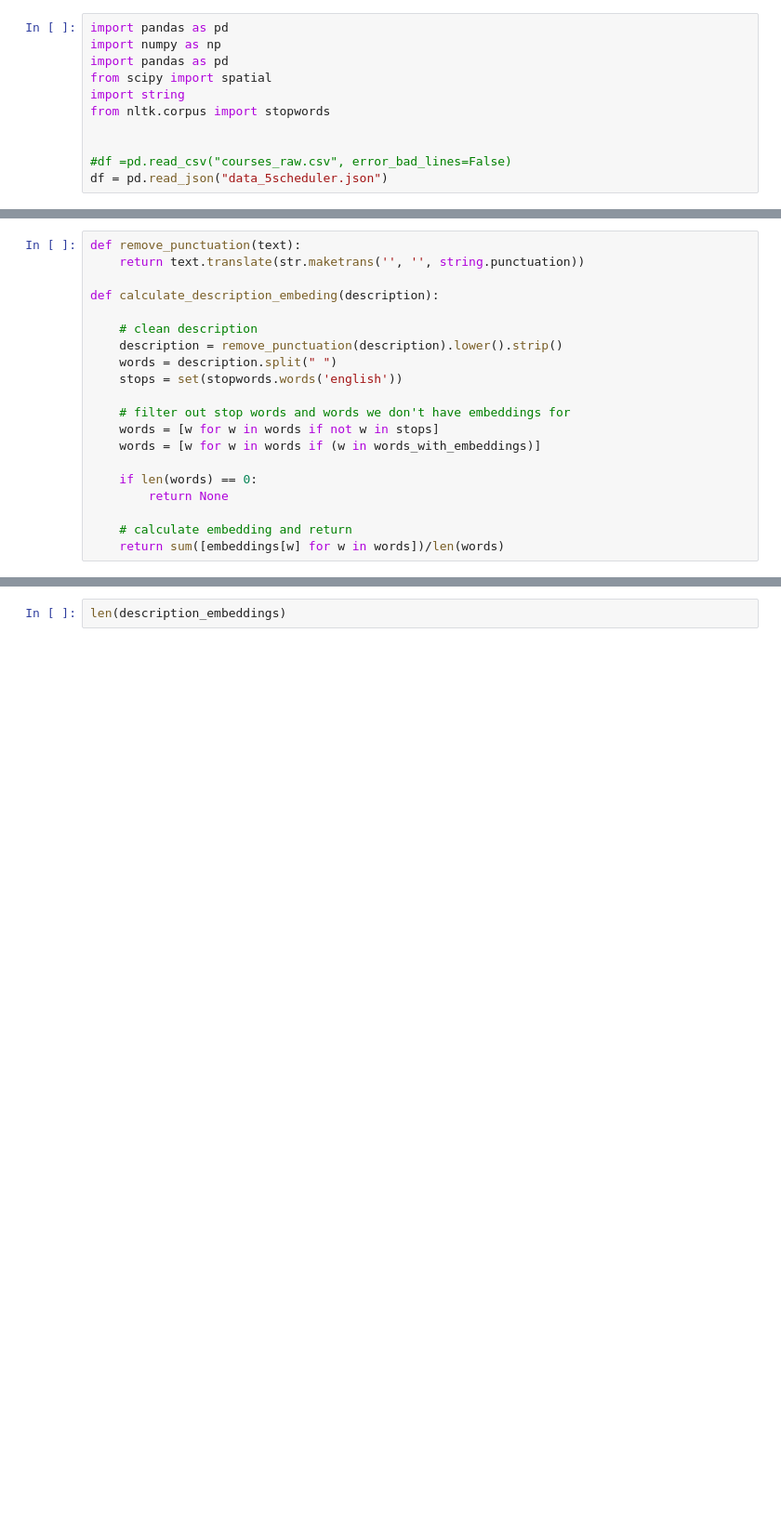
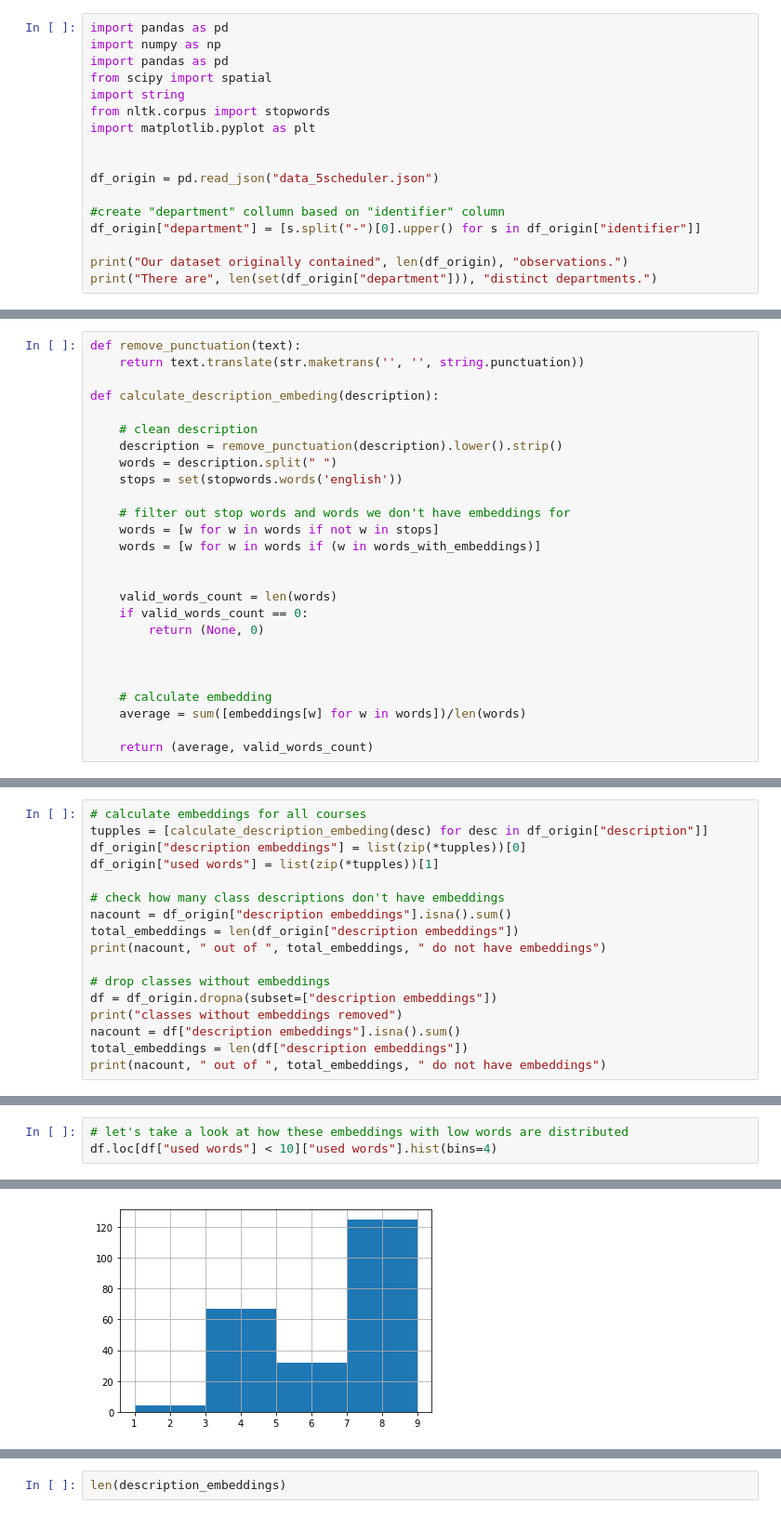
Before and after one commit to p-ai-org/p-recommender, a Jupyter notebook: data-science/GloVe (Tilo).ipynb, the cells around one changed output, grey strips where cells are left out. Shown: that part at 93% size. Drawn from its saved outputs; the diff is of its cells as text; blank space fills up the shorter version.

```diff
--- a/data-science/GloVe (Tilo).ipynb
+++ b/data-science/GloVe (Tilo).ipynb
@@ -13,7 +13,13 @@ import pandas as pd
 from scipy import spatial
 import string
 from nltk.corpus import stopwords
+import matplotlib.pyplot as plt
 
 
-#df =pd.read_csv("courses_raw.csv", error_bad_lines=False)
-df = pd.read_json("data_5scheduler.json")
+df_origin = pd.read_json("data_5scheduler.json")
+
+#create "department" collumn based on "identifier" column
+df_origin["department"] = [s.split("-")[0].upper() for s in df_origin["identifier"]]
+
+print("Our dataset originally contained", len(df_origin), "observations.")
+print("There are", len(set(df_origin["department"])), "distinct departments.")
@@ -42,8 +62,14 @@ def calculate_description_embeding(description):
     words = [w for w in words if not w in stops]
     words = [w for w in words if (w in words_with_embeddings)]
 
-    if len(words) == 0:
-        return None
 
-    # calculate embedding and return
-    return sum([embeddings[w] for w in words])/len(words)
+    valid_words_count = len(words)
+    if valid_words_count == 0:
+        return (None, 0)
+
+
+
+    # calculate embedding
+    average = sum([embeddings[w] for w in words])/len(words)
+
+    return (average, valid_words_count)
@@ -53,0 +76,17 @@ description_embeddings = df[["title","description embeddings"]].set_index("title
+# %%
+# calculate embeddings for all courses
+tupples = [calculate_description_embeding(desc) for desc in df_origin["description"]]
+df_origin["description embeddings"] = list(zip(*tupples))[0]
+df_origin["used words"] = list(zip(*tupples))[1]
+
+# check how many class descriptions don't have embeddings
+nacount = df_origin["description embeddings"].isna().sum()
+total_embeddings = len(df_origin["description embeddings"])
+print(nacount, " out of ", total_embeddings, " do not have embeddings")
+
+# drop classes without embeddings
+df = df_origin.dropna(subset=["description embeddings"])
+print("classes without embeddings removed")
+nacount = df["description embeddings"].isna().sum()
+total_embeddings = len(df["description embeddings"])
+print(nacount, " out of ", total_embeddings, " do not have embeddings")
@@ -53,0 +147,4 @@ description_embeddings = df[["title","description embeddings"]].set_index("title
+# %%
+# let's take a look at how these embeddings with low words are distributed
+df.loc[df["used words"] < 10]["used words"].hist(bins=4)
+# %% [output]
@@ -53,0 +152 @@ description_embeddings = df[["title","description embeddings"]].set_index("title
+[figure, added]
```
Also changed, not shown: parts of 38 cells of this notebook.
